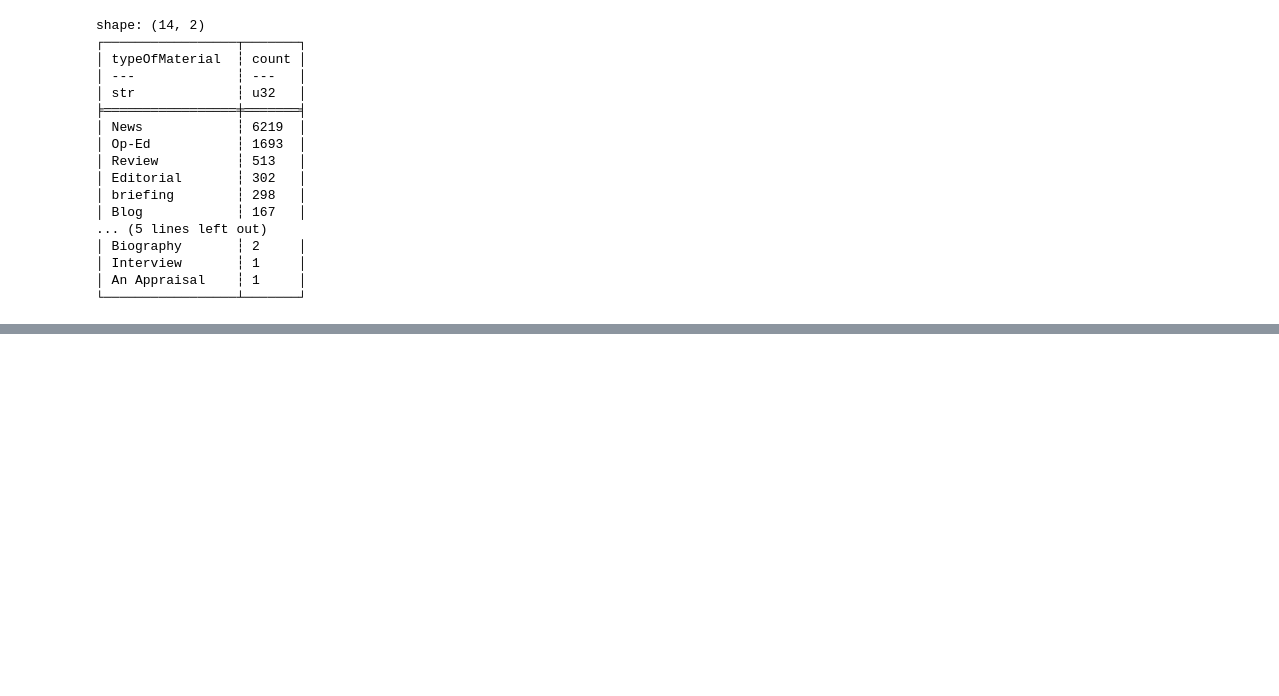
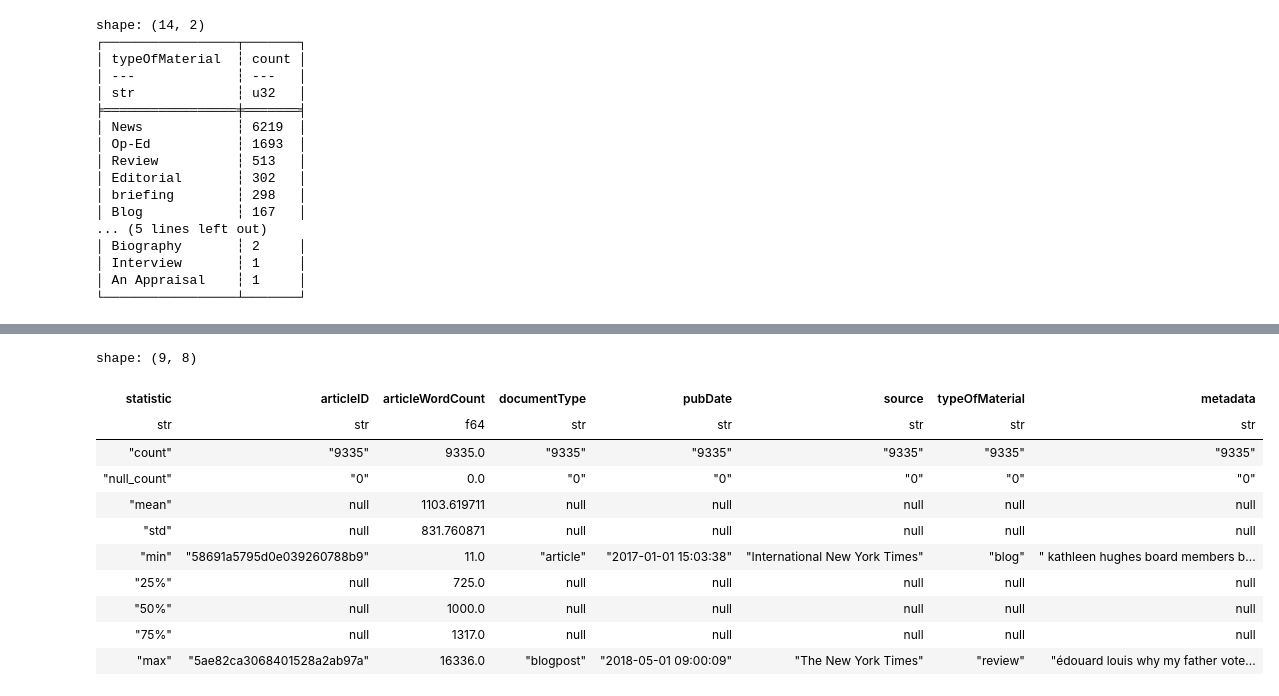
Before and after one commit to chineidu/NYC-Comments, a Jupyter notebook: Notebooks/01-data-exploration.ipynb, the cells around one changed output, grey strips where cells are left out. Cells and saved outputs as stored; diff of their text form; code cells hidden in the pictures; blank space fills up the shorter version.

Commit message:
chore: Data exploration and data cleaning

```diff
--- a/Notebooks/01-data-exploration.ipynb
+++ b/Notebooks/01-data-exploration.ipynb
@@ -530,0 +431,7 @@ articles_df.filter(pl.col("sectionName").eq("Politics"))
+# %%
+def map_typeOfMaterial(type_: str) -> str:
+    type_ = type_.lower()
+    if type_ not in ["news", "op-ed", "review", "editorial", "briefing", "blog"]:
+        return "other"
+    else:
+        return type_
@@ -530,0 +455,6 @@ articles_df.filter(pl.col("sectionName").eq("Politics"))
+# %%
+articles_df = articles_df.with_columns(
+    typeOfMaterial=pl.col("typeOfMaterial").map_elements(map_typeOfMaterial)
+)
+
+articles_df["typeOfMaterial"].value_counts(sort=True)
@@ -530,0 +490,28 @@ articles_df.filter(pl.col("sectionName").eq("Politics"))
+# %%
+# Create `metadata` using: `byline`, `headline`, `keywords`, `newDesk`, `snippet`, `sectionName`
+articles_cleaned_df: pl.DataFrame = articles_df.with_columns(
+    metadata=pl.concat_str(
+        pl.col("byline"),
+        pl.col("headline"),
+        pl.col("keywords"),
+        pl.col("newDesk"),
+        pl.col("snippet"),
+        pl.col("sectionName"),
+        separator=" | ",
+    )
+    .str.to_lowercase()
+    .str.replace_all(r"\W+", " ")
+).drop(
+    [
+        "byline",
+        "headline",
+        "keywords",
+        "newDesk",
+        "snippet",
+        "sectionName",
+        "multimedia",
+        "printPage",
+        "webURL",
+    ]
+)
+articles_cleaned_df.head()
@@ -530,0 +527,15 @@ articles_df.filter(pl.col("sectionName").eq("Politics"))
+# %%
+articles_cleaned_df.describe()
+# %% [output]
+shape: (9, 8)
+| statistic | articleID | articleWordCount | documentType | pubDate | source | typeOfMaterial | metadata |
+| str | str | f64 | str | str | str | str | str |
+| "count" | "9335" | 9335.0 | "9335" | "9335" | "9335" | "9335" | "9335" |
+| "null_count" | "0" | 0.0 | "0" | "0" | "0" | "0" | "0" |
+| "mean" | null | 1103.619711 | null | null | null | null | null |
+| "std" | null | 831.760871 | null | null | null | null | null |
+| "min" | "58691a5795d0e039260788b9" | 11.0 | "article" | "2017-01-01 15:03:38" | "International New York Times" | "blog" | " kathleen hughes board members b... |
+| "25%" | null | 725.0 | null | null | null | null | null |
+| "50%" | null | 1000.0 | null | null | null | null | null |
+| "75%" | null | 1317.0 | null | null | null | null | null |
+| "max" | "5ae82ca3068401528a2ab97a" | 16336.0 | "blogpost" | "2018-05-01 09:00:09" | "The New York Times" | "review" | "édouard louis why my father vote... |
```
Also changed, not shown: parts of 22 cells of this notebook, 1 other file.
